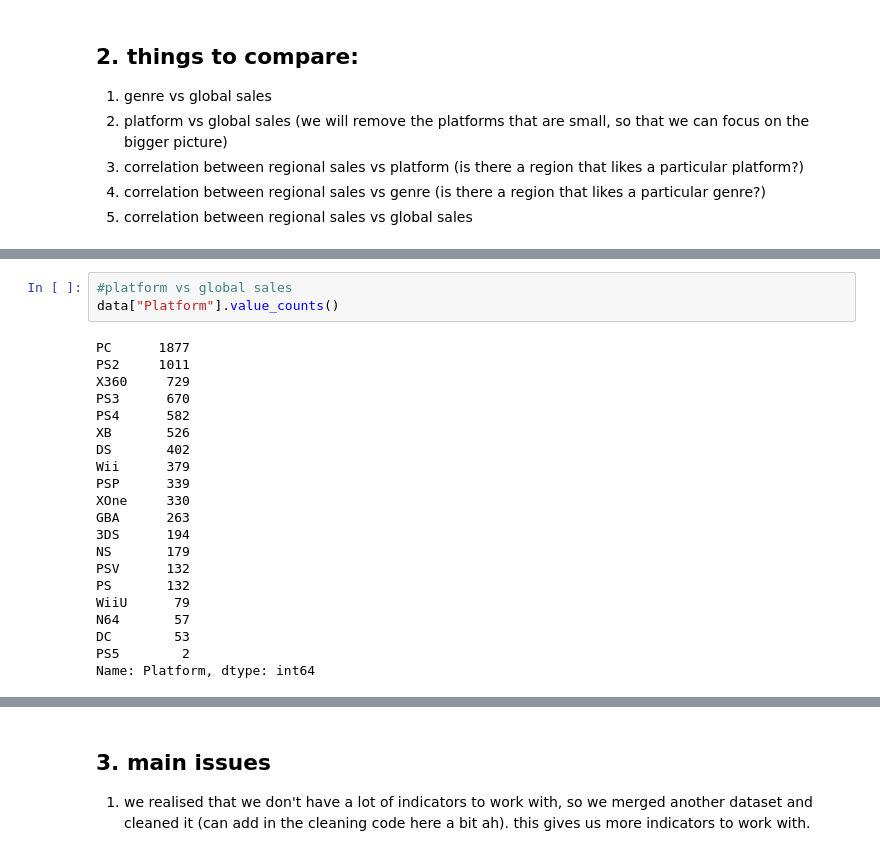
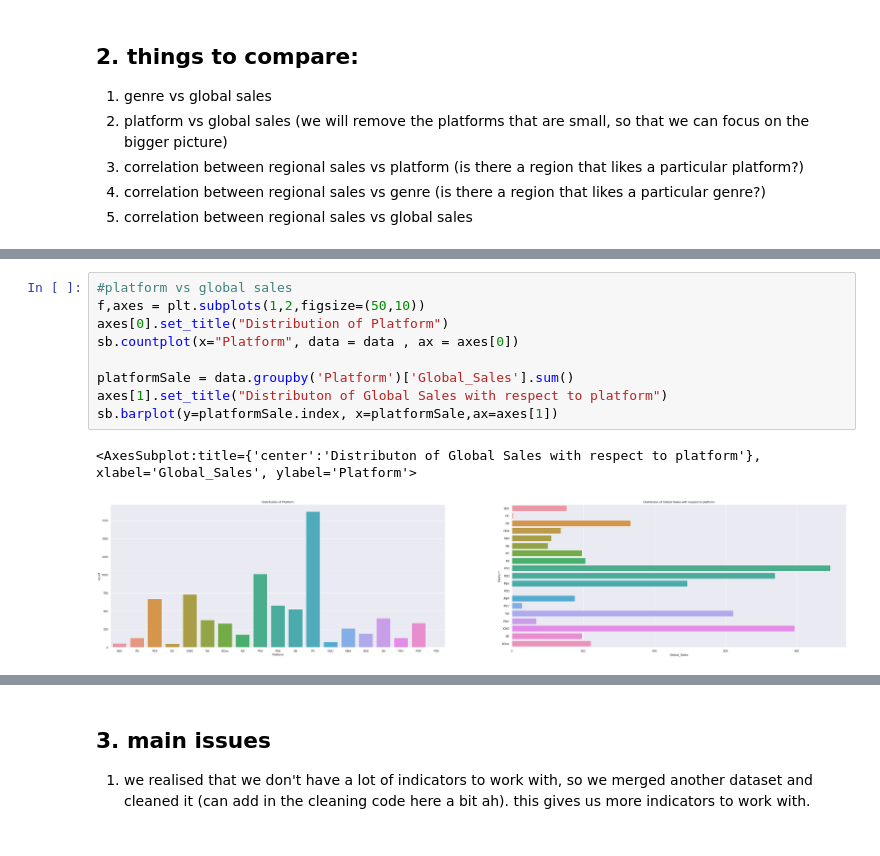
Before and after one commit to Adren98/GAME-SALES-AND-RATINGS-1015-SC3, a Jupyter notebook: EDA.ipynb, the cells around one changed output, grey strips where cells are left out. Saved outputs shown, nothing was run; the diff lists cells and outputs as text.

```diff
--- a/EDA.ipynb
+++ b/EDA.ipynb
@@ -52,24 +57,12 @@ sb.countplot(x="Genre", data = data , ax = axes)
-# %%
-#platform vs global sales
-data["Platform"].value_counts()
-# %% [output]
-PC      1877
-PS2     1011
-X360     729
-PS3      670
-PS4      582
-XB       526
-DS       402
-Wii      379
-PSP      339
-XOne     330
-GBA      263
-3DS      194
-NS       179
-PSV      132
-PS       132
-WiiU      79
-N64       57
-DC        53
-PS5        2
-Name: Platform, dtype: int64
+# %%
+#platform vs global sales
+f,axes = plt.subplots(1,2,figsize=(50,10))
+axes[0].set_title("Distribution of Platform")
+sb.countplot(x="Platform", data = data , ax = axes[0])
+
+platformSale = data.groupby('Platform')['Global_Sales'].sum()
+axes[1].set_title("Distributon of Global Sales with respect to platform")
+sb.barplot(y=platformSale.index, x=platformSale,ax=axes[1])
+# %% [output]
+<AxesSubplot:title={'center':'Distributon of Global Sales with respect to platform'}, xlabel='Global_Sales', ylabel='Platform'>
+[figure, added]
```
Also changed, not shown: parts of 3 cells of this notebook.
